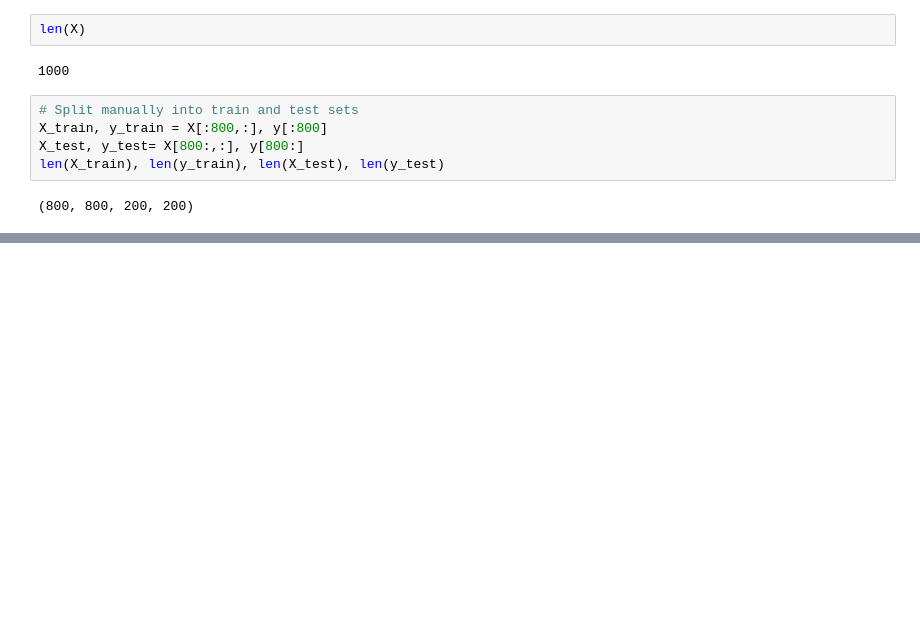
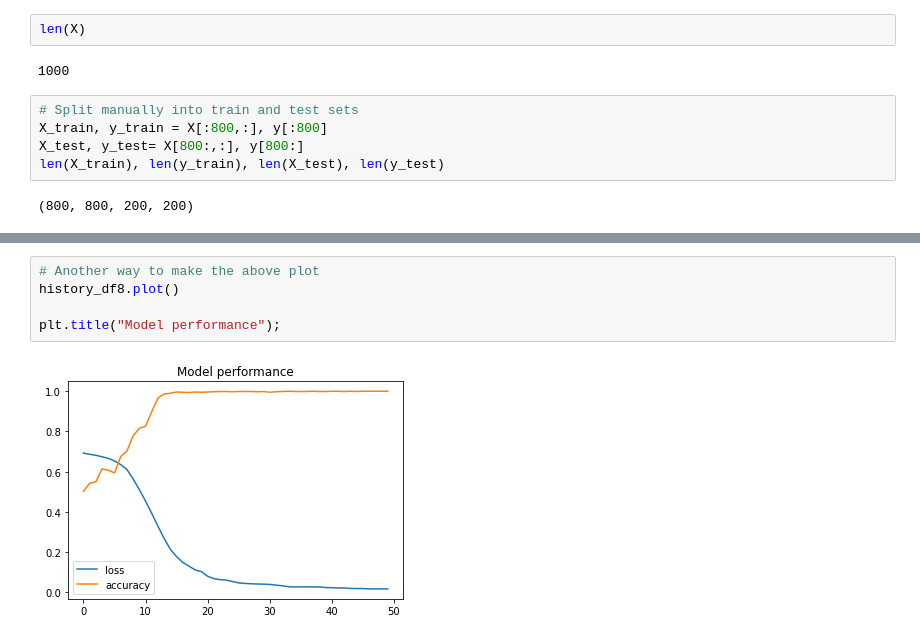
Before and after one commit to patricetg/tensorflow-deeplearning, a Jupyter notebook: 02_neural_network_classification_with_tensorflow.ipynb, the cells around one changed output, grey strips where cells are left out. Drawn from its saved outputs; the diff is of its cells as text; blank space fills up the shorter version.

```diff
--- a/02_neural_network_classification_with_tensorflow.ipynb
+++ b/02_neural_network_classification_with_tensorflow.ipynb
@@ -711,0 +695,7 @@ Doing binary classification
+# %%
+# Another way to make the above plot
+history_df8.plot()
+
+plt.title("Model performance");
+# %% [output]
+[figure, added]
```
Also changed, not shown: parts of 49 cells of this notebook.
